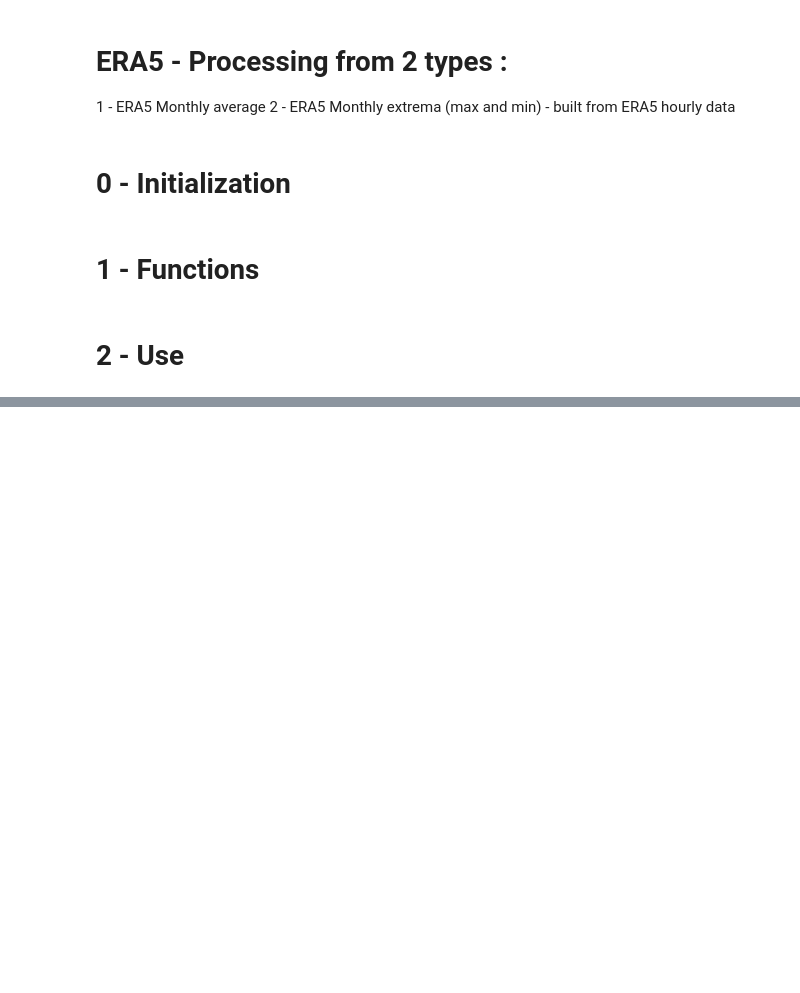
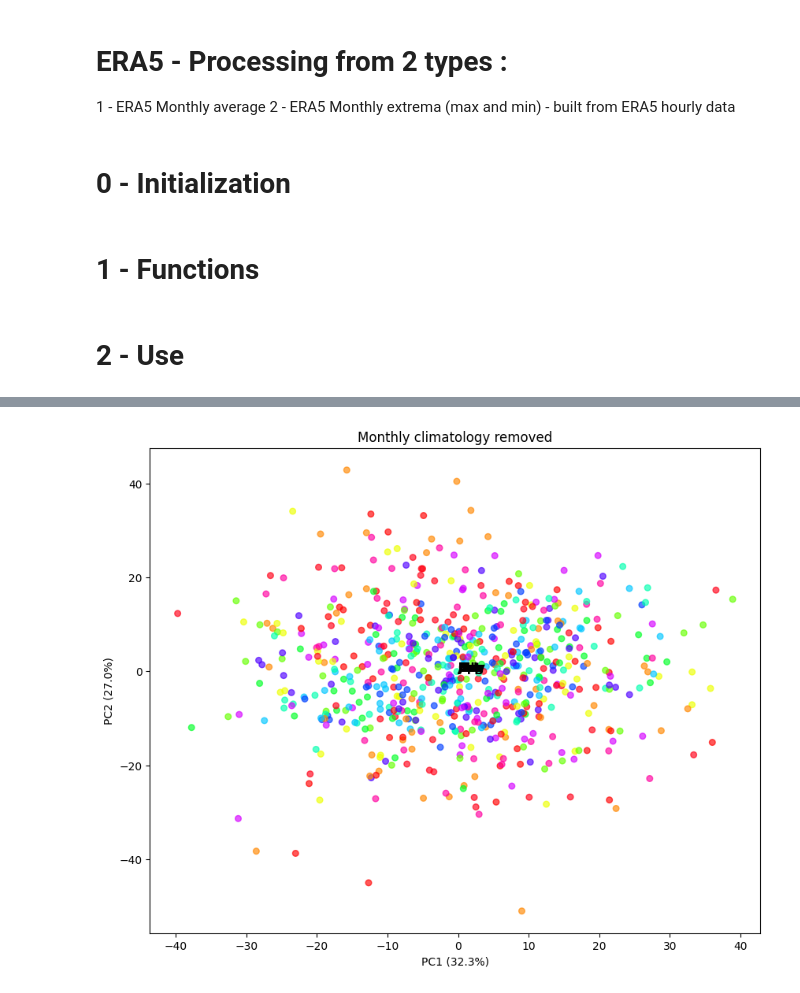
Before and after one commit to Catmosphere314/IrriGator, a Jupyter notebook: notebook/88_create_acp_candidate.ipynb, the cells around one changed output, grey strips where cells are left out. Cells and saved outputs as stored; diff of their text form; code cells hidden in the pictures; blank space fills up the shorter version.

```diff
--- a/notebook/88_create_acp_candidate.ipynb
+++ b/notebook/88_create_acp_candidate.ipynb
@@ -449,0 +820,8 @@ era5_final.to_netcdf(
+# %%
+plot_pca(
+    scores_anom,
+    pca_anom,
+    "Monthly climatology removed",
+)
+# %% [output]
+[figure, added]
```
Also changed, not shown: parts of 33 cells of this notebook.
